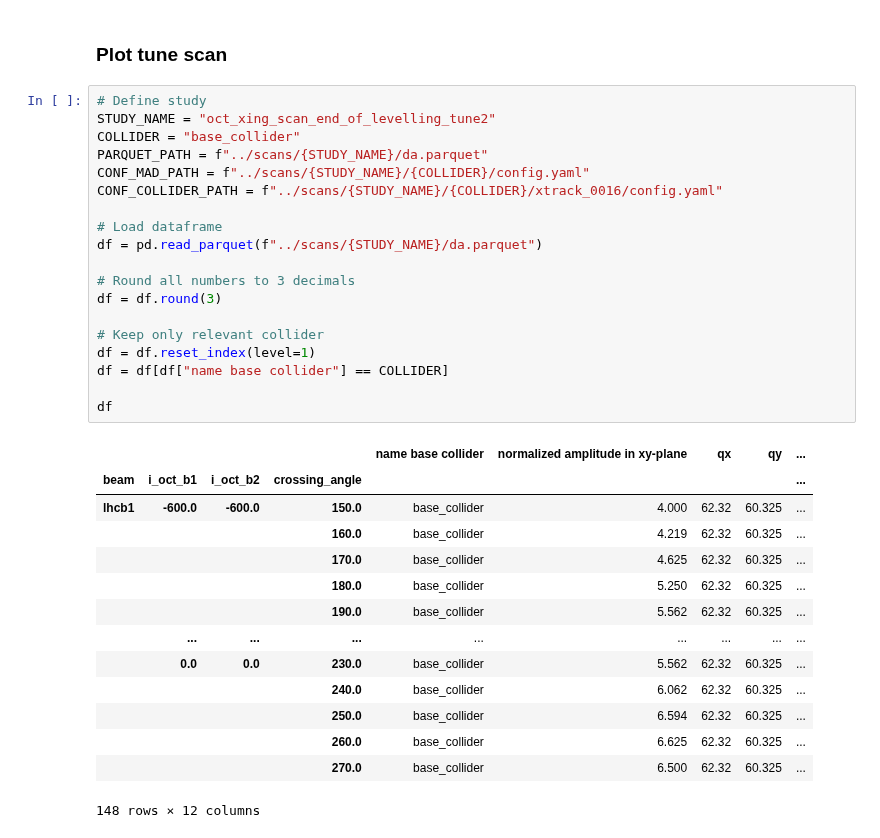
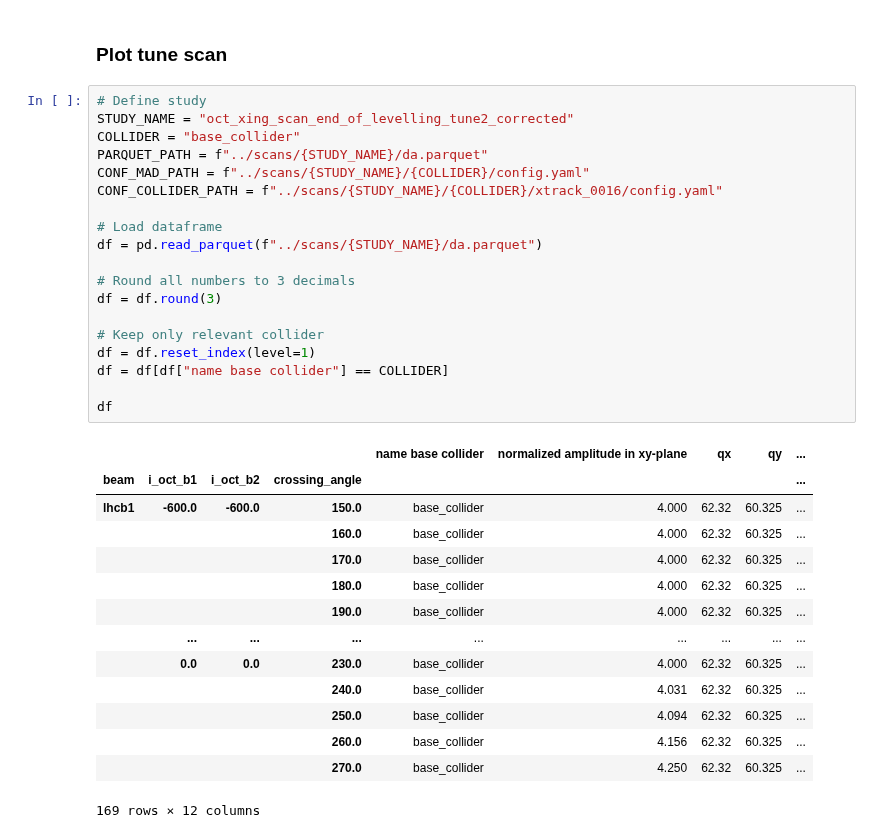
Before and after one commit to ColasDroin/DA_IPAC_2024, a Jupyter notebook: studies/analysis/analysis_oct_xing_scan_end_of_levelling_tune2.ipynb, the cells around one changed output. Drawn from its saved outputs; the diff is of its cells as text.

```diff
--- a/studies/analysis/analysis_oct_xing_scan_end_of_levelling_tune2.ipynb
+++ b/studies/analysis/analysis_oct_xing_scan_end_of_levelling_tune2.ipynb
@@ -18,38 +18,38 @@ analysis_functions.apply_heatmap_style()
 ### Plot tune scan
 # %%
 # Define study
-STUDY_NAME = "oct_xing_scan_end_of_levelling_tune2"
+STUDY_NAME = "oct_xing_scan_end_of_levelling_tune2_corrected"
 COLLIDER = "base_collider"
 PARQUET_PATH = f"../scans/{STUDY_NAME}/da.parquet"
 CONF_MAD_PATH = f"../scans/{STUDY_NAME}/{COLLIDER}/config.yaml"
 CONF_COLLIDER_PATH = f"../scans/{STUDY_NAME}/{COLLIDER}/xtrack_0016/config.yaml"
 
 # Load dataframe
 df = pd.read_parquet(f"../scans/{STUDY_NAME}/da.parquet")
 
 # Round all numbers to 3 decimals
 df = df.round(3)
 
 # Keep only relevant collider
 df = df.reset_index(level=1)
 df = df[df["name base collider"] == COLLIDER]
 
 df
 # %% [output]
 |  |  |  |  | name base collider | normalized amplitude in xy-plane | qx | qy | ... |
 | beam | i_oct_b1 | i_oct_b2 | crossing_angle |  |  |  |  | ... |
 | lhcb1 | -600.0 | -600.0 | 150.0 | base_collider | 4.000 | 62.32 | 60.325 | ... |
-|  |  |  | 160.0 | base_collider | 4.219 | 62.32 | 60.325 | ... |
-|  |  |  | 170.0 | base_collider | 4.625 | 62.32 | 60.325 | ... |
-|  |  |  | 180.0 | base_collider | 5.250 | 62.32 | 60.325 | ... |
-|  |  |  | 190.0 | base_collider | 5.562 | 62.32 | 60.325 | ... |
+|  |  |  | 160.0 | base_collider | 4.000 | 62.32 | 60.325 | ... |
+|  |  |  | 170.0 | base_collider | 4.000 | 62.32 | 60.325 | ... |
+|  |  |  | 180.0 | base_collider | 4.000 | 62.32 | 60.325 | ... |
+|  |  |  | 190.0 | base_collider | 4.000 | 62.32 | 60.325 | ... |
 |  | ... | ... | ... | ... | ... | ... | ... | ... |
-|  | 0.0 | 0.0 | 230.0 | base_collider | 5.562 | 62.32 | 60.325 | ... |
-|  |  |  | 240.0 | base_collider | 6.062 | 62.32 | 60.325 | ... |
-|  |  |  | 250.0 | base_collider | 6.594 | 62.32 | 60.325 | ... |
-|  |  |  | 260.0 | base_collider | 6.625 | 62.32 | 60.325 | ... |
-|  |  |  | 270.0 | base_collider | 6.500 | 62.32 | 60.325 | ... |
+|  | 0.0 | 0.0 | 230.0 | base_collider | 4.000 | 62.32 | 60.325 | ... |
+|  |  |  | 240.0 | base_collider | 4.031 | 62.32 | 60.325 | ... |
+|  |  |  | 250.0 | base_collider | 4.094 | 62.32 | 60.325 | ... |
+|  |  |  | 260.0 | base_collider | 4.156 | 62.32 | 60.325 | ... |
+|  |  |  | 270.0 | base_collider | 4.250 | 62.32 | 60.325 | ... |
-148 rows × 12 columns
+169 rows × 12 columns
 # %%
 # Reshape for plotting
 df_to_plot = df.pivot(index="i_oct_b1", columns="crossing_angle", values="normalized amplitude in xy-plane")
```
Also changed, not shown: parts of 2 cells of this notebook, 11 other files.
